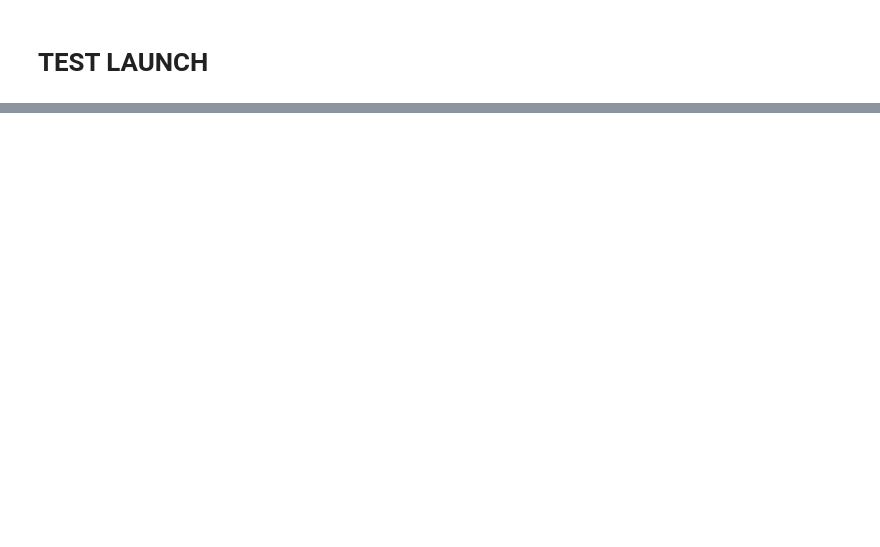
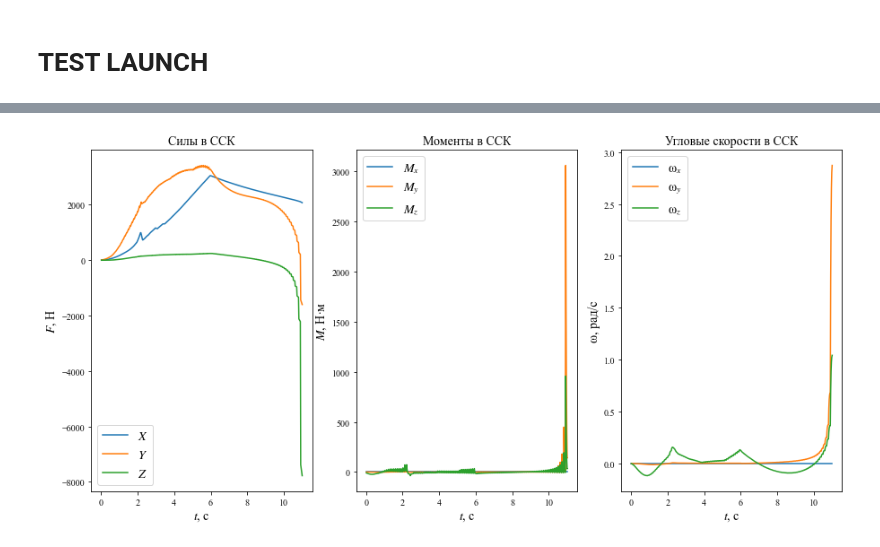
Before and after one commit to kirtis26/Missile3D, a Jupyter notebook: Missile3D.ipynb, the cells around one changed output, grey strips where cells are left out. Saved outputs shown, nothing was run; the diff lists cells and outputs as text; code cells hidden in the pictures; blank space fills up the shorter version.

```diff
--- a/Missile3D.ipynb
+++ b/Missile3D.ipynb
@@ -993,0 +976,45 @@ plt.show()
+# %%
+fig = plt.figure(figsize=(15,7))
+
+ax_1 = fig.add_subplot(1, 3, 1)
+ax_2 = fig.add_subplot(1, 3, 2)
+ax_3 = fig.add_subplot(1, 3, 3)
+
+ax_1.plot(mis.history['t'], mis.history['X'], label='$X$')
+ax_1.plot(mis.history['t'], mis.history['Y'], label='$Y$')
+ax_1.plot(mis.history['t'], mis.history['Z'], label='$Z$')
+
+ax_2.plot(mis.history['t'], mis.history['Mx'], label='$M_x$')
+ax_2.plot(mis.history['t'], mis.history['My'], label='$M_y$')
+ax_2.plot(mis.history['t'], mis.history['Mz'], label='$M_z$')
+
+ax_3.plot(mis.history['t'], mis.history['wx'], label='ω$_x$')
+ax_3.plot(mis.history['t'], mis.history['wy'], label='ω$_y$')
+ax_3.plot(mis.history['t'], mis.history['wz'], label='ω$_z$')
+
+ax_1.set_ylabel('$F$, Н', fontsize=14)
+ax_2.set_ylabel('$M$, Н∙м', fontsize=14)
+ax_3.set_ylabel('ω, рад/с', fontsize=14)
+ax_1.set_xlabel('$t$, c', fontsize=14)
+ax_2.set_xlabel('$t$, c', fontsize=14)
+ax_3.set_xlabel('$t$, c', fontsize=14)
+
+fs = 14
+ax_1.set_title(label='Силы в ССК', fontdict={'fontsize': fs})
+ax_2.set_title(label='Моменты в ССК', fontdict={'fontsize': fs})
+ax_3.set_title(label='Угловые скорости в ССК', fontdict={'fontsize': fs})
+
+fs = 14
+ax_1.legend(fontsize=fs)
+ax_2.legend(fontsize=fs)
+ax_3.legend(fontsize=fs)
+
+ls = 10
+ax_1.tick_params(labelsize=ls)
+ax_2.tick_params(labelsize=ls)
+ax_3.tick_params(labelsize=ls)
+
+plt.savefig('inf_value2.jpg', dpi=400)
+plt.show()
+# %% [output]
+[figure, added]
```
Also changed, not shown: parts of 26 cells of this notebook.
